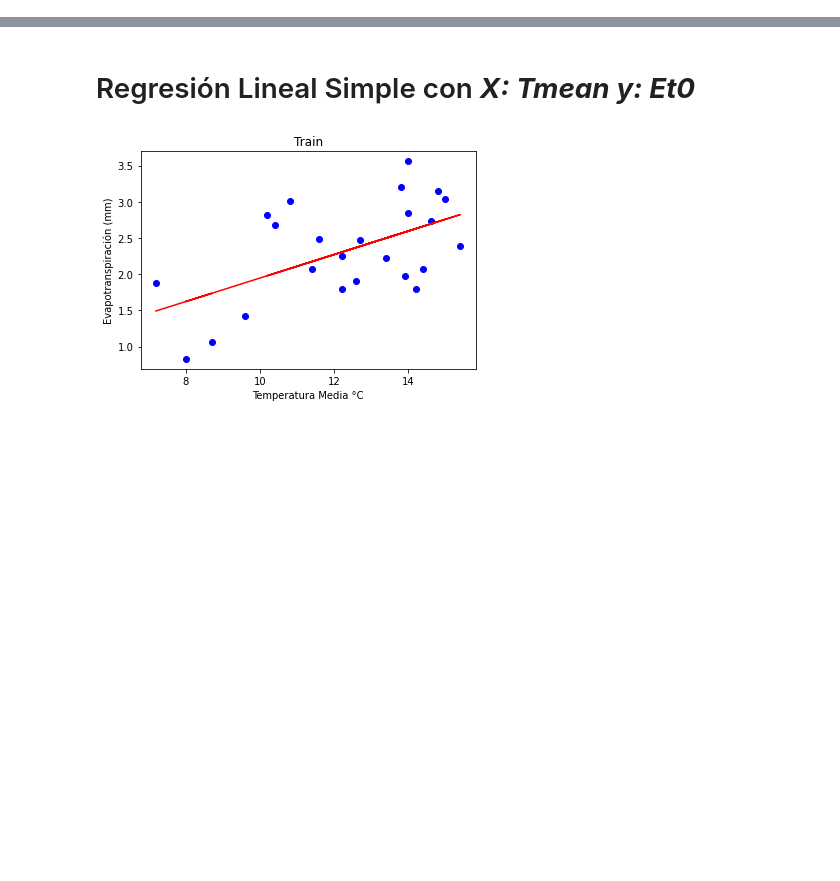
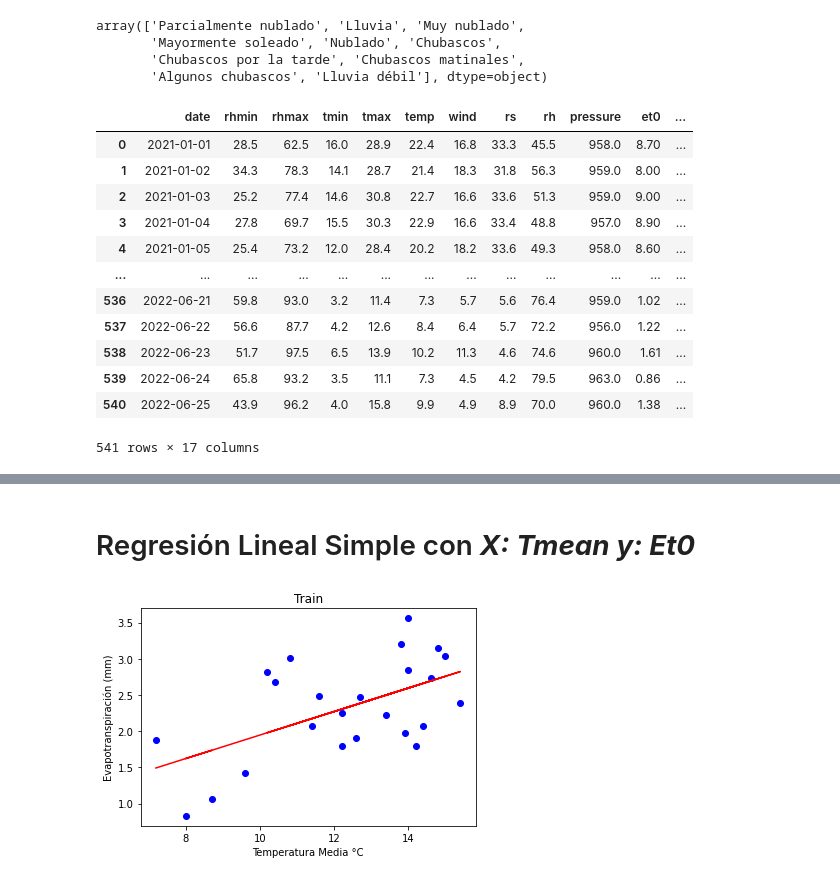
Before and after one commit to IanPD97/Evapotranspiration-Prediction-2022, a Jupyter notebook: data_processing/Linear Regression.ipynb, the cells around one changed output, grey strips where cells are left out. Saved outputs shown, nothing was run; the diff lists cells and outputs as text; code cells hidden in the pictures; blank space fills up the shorter version.

```diff
--- a/data_processing/Linear Regression.ipynb
+++ b/data_processing/Linear Regression.ipynb
@@ -26,6 +26,7 @@ from sklearn.linear_model import LinearRegression
 from pyet.meteo_utils import extraterrestrial_r
 from sklearn.metrics import r2_score,mean_squared_error
 # %%
+# Función para obtener el valor numérico de un string
 def get_number(string):
   number = ''
   for i in string:
@@ -38,10 +39,16 @@ def get_number(string):
 DEG_TO_RAD_CONSTANT = 0.01745329251
 LAT = -33.3971255
 lat_rad = float(LAT) *  DEG_TO_RAD_CONSTANT
+
 # Cantidad de días de los reportes
 horizon_const = 14
+
+# Cantidad de días en que se tiene el "et0 real" respecto a los reportes de la previsión climática a 14 días, a partir del 01-06-2022
+n_muestras = 21
+
 # Ruta
-RUTA = '/content/drive/MyDrive/Universidad/et0 2022/data_processing/'
+RUTA = '/content/drive/MyDrive/Universidad/Evapotranspiration-Prediction-2022/data_processing/'
+
 # Colores
 colors = ['#D71BDD','#7C1BDD','#DD1B41','#46FF00','#61FF00','#80FF00','#9BFF00','#B9FF00','#F0FF00','#FFF000','#FFDC00','#FFC900','#FFBD00','#FFB200']
 # %%
@@ -106,3 +104,33 @@ for i in range (horizon_const):
+# %%
+wc_uniques = []
+for i in range(len(horizon_days)):
+  for j in range(len(horizon_days[i])):
+    wc_uniques.append(horizon_days[i].wc[j])
+df_wc = pd.DataFrame(data=wc_uniques)
+uniques = df_wc[0].unique()
+uniques
+# %% [output]
+array(['Parcialmente nublado', 'Lluvia', 'Muy nublado',
+       'Mayormente soleado', 'Nublado', 'Chubascos',
+       'Chubascos por la tarde', 'Chubascos matinales',
+       'Algunos chubascos', 'Lluvia débil'], dtype=object)
+# %%
+dataset = pd.read_csv(RUTA+"data/PudahuelData-01012021-25062022.csv")
+dataset
+# %% [output]
+|  | date | rhmin | rhmax | tmin | tmax | temp | wind | rs | rh | pressure | et0 | ... |
+| 0 | 2021-01-01 | 28.5 | 62.5 | 16.0 | 28.9 | 22.4 | 16.8 | 33.3 | 45.5 | 958.0 | 8.70 | ... |
+| 1 | 2021-01-02 | 34.3 | 78.3 | 14.1 | 28.7 | 21.4 | 18.3 | 31.8 | 56.3 | 959.0 | 8.00 | ... |
+| 2 | 2021-01-03 | 25.2 | 77.4 | 14.6 | 30.8 | 22.7 | 16.6 | 33.6 | 51.3 | 959.0 | 9.00 | ... |
+| 3 | 2021-01-04 | 27.8 | 69.7 | 15.5 | 30.3 | 22.9 | 16.6 | 33.4 | 48.8 | 957.0 | 8.90 | ... |
+| 4 | 2021-01-05 | 25.4 | 73.2 | 12.0 | 28.4 | 20.2 | 18.2 | 33.6 | 49.3 | 958.0 | 8.60 | ... |
+| ... | ... | ... | ... | ... | ... | ... | ... | ... | ... | ... | ... | ... |
+| 536 | 2022-06-21 | 59.8 | 93.0 | 3.2 | 11.4 | 7.3 | 5.7 | 5.6 | 76.4 | 959.0 | 1.02 | ... |
+| 537 | 2022-06-22 | 56.6 | 87.7 | 4.2 | 12.6 | 8.4 | 6.4 | 5.7 | 72.2 | 956.0 | 1.22 | ... |
+| 538 | 2022-06-23 | 51.7 | 97.5 | 6.5 | 13.9 | 10.2 | 11.3 | 4.6 | 74.6 | 960.0 | 1.61 | ... |
+| 539 | 2022-06-24 | 65.8 | 93.2 | 3.5 | 11.1 | 7.3 | 4.5 | 4.2 | 79.5 | 963.0 | 0.86 | ... |
+| 540 | 2022-06-25 | 43.9 | 96.2 | 4.0 | 15.8 | 9.9 | 4.9 | 8.9 | 70.0 | 960.0 | 1.38 | ... |
+541 rows × 17 columns
 # %%
 # Descomposición del Dataset de datos Históricos
 
```
Also changed, not shown: parts of 6 cells of this notebook, 18 other files.
